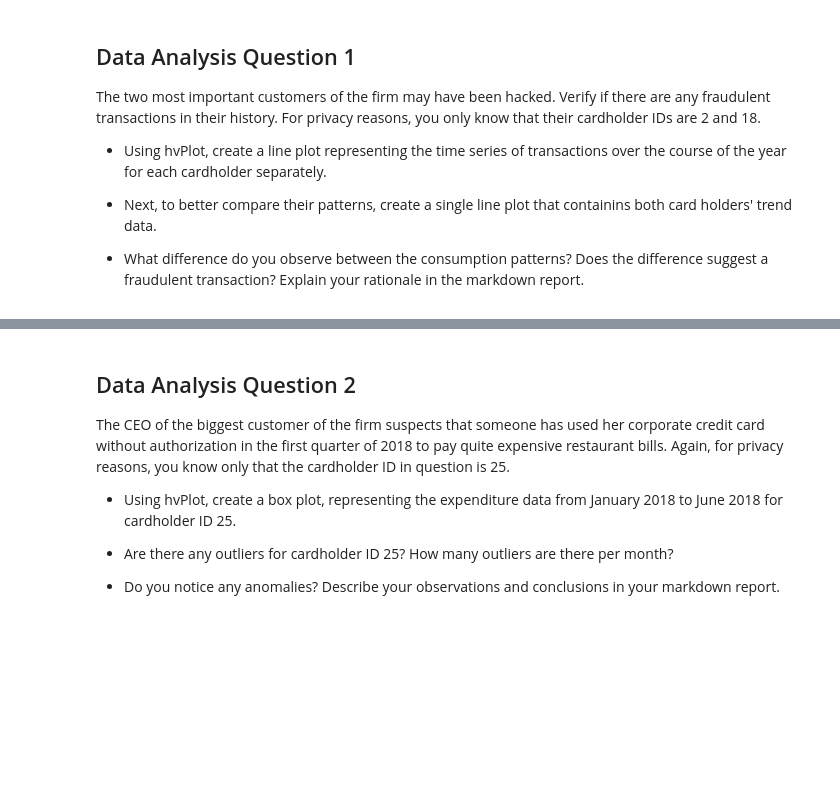
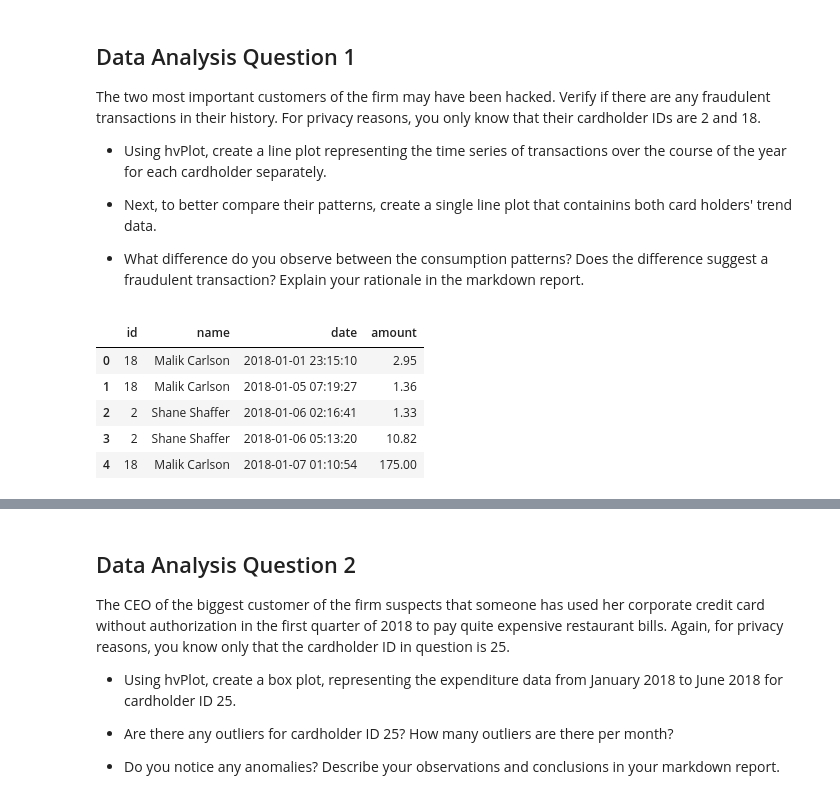
Before and after one commit to eyva19/SQL_credit_card_transactions_analysis, a Jupyter notebook: visual_data_analysis.ipynb, the cells around one changed output, grey strips where cells are left out. Saved outputs shown, nothing was run; the diff lists cells and outputs as text; code cells hidden in the pictures; blank space fills up the shorter version.

```diff
--- a/visual_data_analysis.ipynb
+++ b/visual_data_analysis.ipynb
@@ -10,7 +10,7 @@ import hvplot.pandas
 from sqlalchemy import create_engine
 # %%
 # Create a connection to the database
-engine = create_engine("postgresql://postgres:postgres@localhost:5432/fraud_detection")
+engine = create_engine("postgresql://postgres:19JanePo89!@localhost:5432/Data_Engineering")
 # %% [markdown]
 ## Data Analysis Question 1
 
@@ -24,7 +24,20 @@ The two most important customers of the firm may have been hacked. Verify if the
 # %%
 # loading data for card holder 2 and 18 from the database
 # Write the query
 query = """
-        YOUR QUERY HERE
-        """
+SELECT ch.*, t.date, t.amount from transaction as t
+JOIN credit_card as cc on t.card = cc.card
+JOIN card_holder as ch on cc.cardholder_id = ch.id
+WHERE ch.id = 2 or ch.id = 18
+order by t.date
+"""
 # Create a DataFrame from the query result. HINT: Use pd.read_sql(query, engine)
+trans_df = pd.read_sql(query, engine)
+trans_df.head()
+# %% [output]
+|  | id | name | date | amount |
+| 0 | 18 | Malik Carlson | 2018-01-01 23:15:10 | 2.95 |
+| 1 | 18 | Malik Carlson | 2018-01-05 07:19:27 | 1.36 |
+| 2 | 2 | Shane Shaffer | 2018-01-06 02:16:41 | 1.33 |
+| 3 | 2 | Shane Shaffer | 2018-01-06 05:13:20 | 10.82 |
+| 4 | 18 | Malik Carlson | 2018-01-07 01:10:54 | 175.00 |
```
Also changed, not shown: parts of 10 cells of this notebook, 1 other file.
